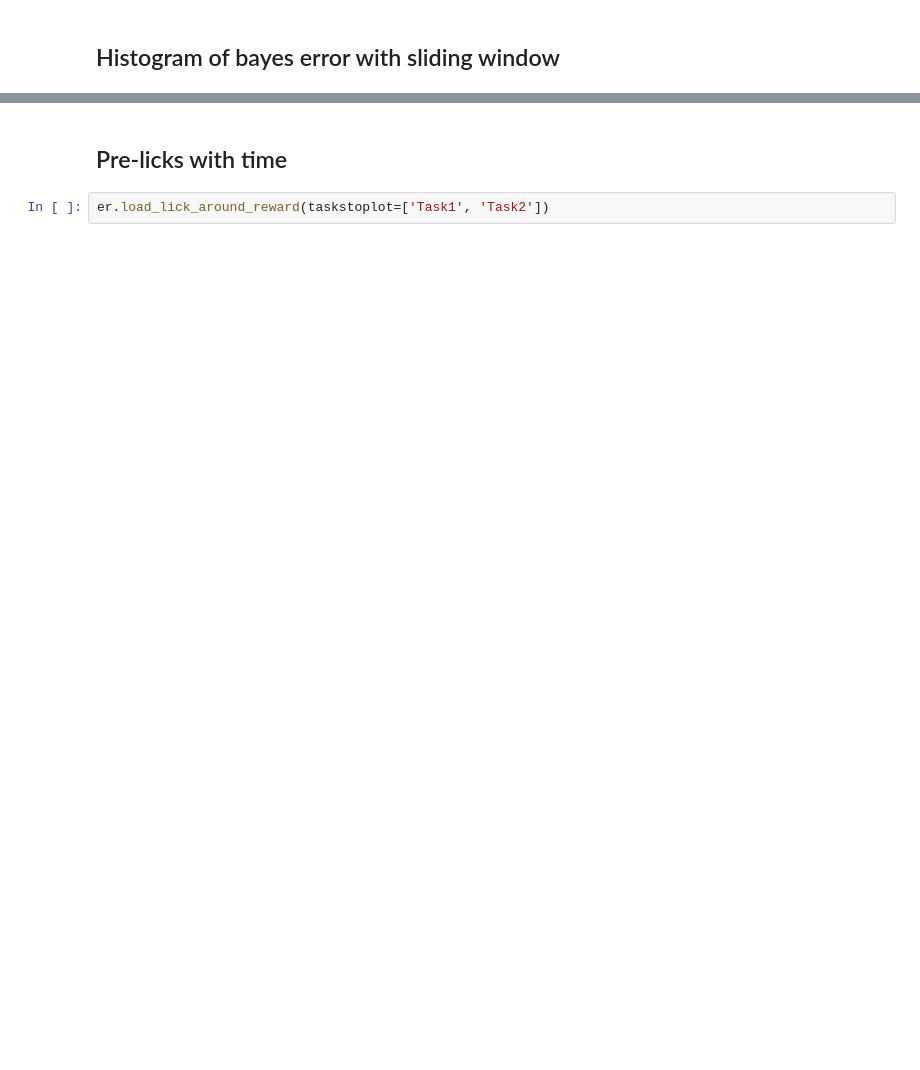
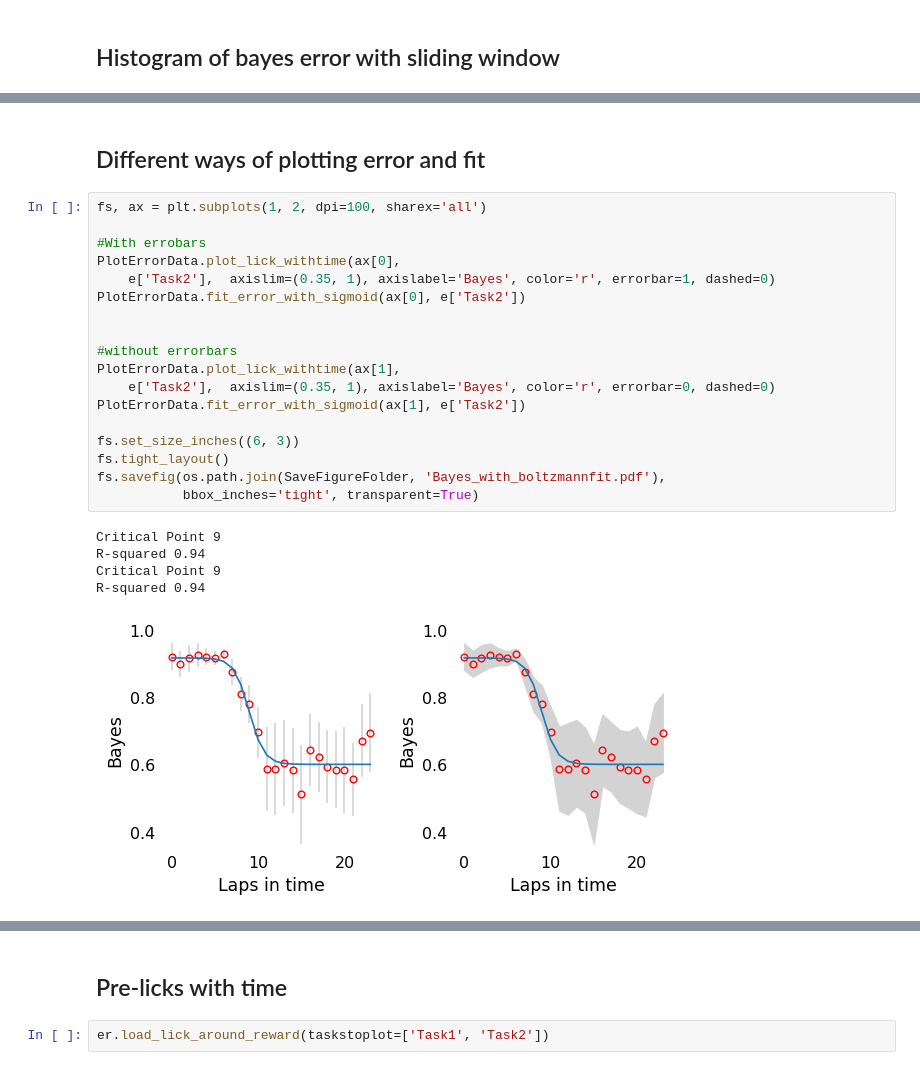
Before and after one commit to seethakris/HPCNoReward, a Jupyter notebook: Figure1/BayesAnalysis_Figure1.ipynb, the cells around one changed output, grey strips where cells are left out. Cells and saved outputs as stored; diff of their text form; blank space fills up the shorter version.

```diff
--- a/Figure1/BayesAnalysis_Figure1.ipynb
+++ b/Figure1/BayesAnalysis_Figure1.ipynb
@@ -194,0 +229,26 @@ fs.savefig(os.path.join(SaveFigureFolder, 'Lickandbayeswithslidingwindow2.pdf'),
+# %% [markdown]
+## Different ways of plotting error and fit
+# %%
+fs, ax = plt.subplots(1, 2, dpi=100, sharex='all')
+
+#With errobars
+PlotErrorData.plot_lick_withtime(ax[0],
+    e['Task2'],  axislim=(0.35, 1), axislabel='Bayes', color='r', errorbar=1, dashed=0)
+PlotErrorData.fit_error_with_sigmoid(ax[0], e['Task2'])
+
+
+#without errorbars
+PlotErrorData.plot_lick_withtime(ax[1],
+    e['Task2'],  axislim=(0.35, 1), axislabel='Bayes', color='r', errorbar=0, dashed=0)
+PlotErrorData.fit_error_with_sigmoid(ax[1], e['Task2'])
+
+fs.set_size_inches((6, 3))
+fs.tight_layout()
+fs.savefig(os.path.join(SaveFigureFolder, 'Bayes_with_boltzmannfit.pdf'),
+           bbox_inches='tight', transparent=True)
+# %% [output]
+Critical Point 9
+R-squared 0.94
+Critical Point 9
+R-squared 0.94
+[figure, added]
```
Also changed, not shown: parts of 18 cells of this notebook, 22 other files.
